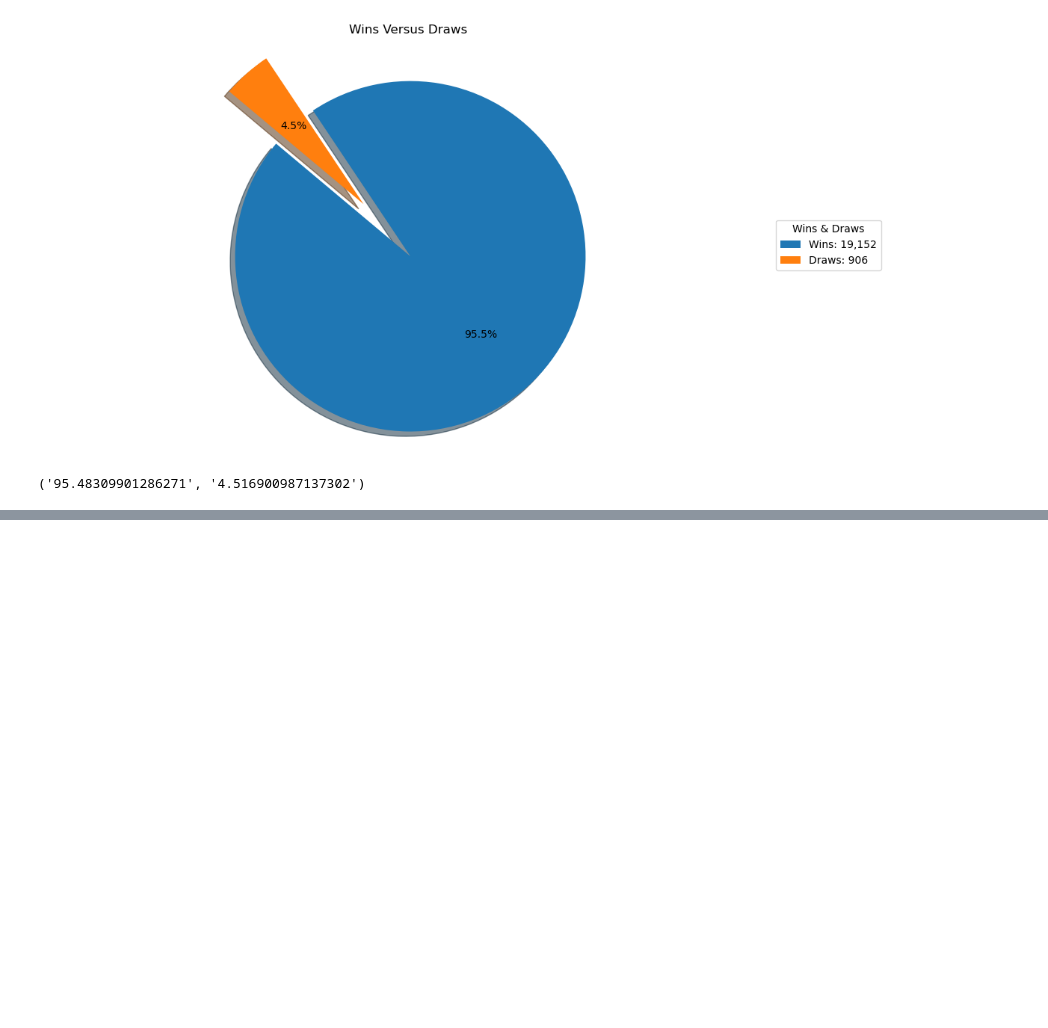
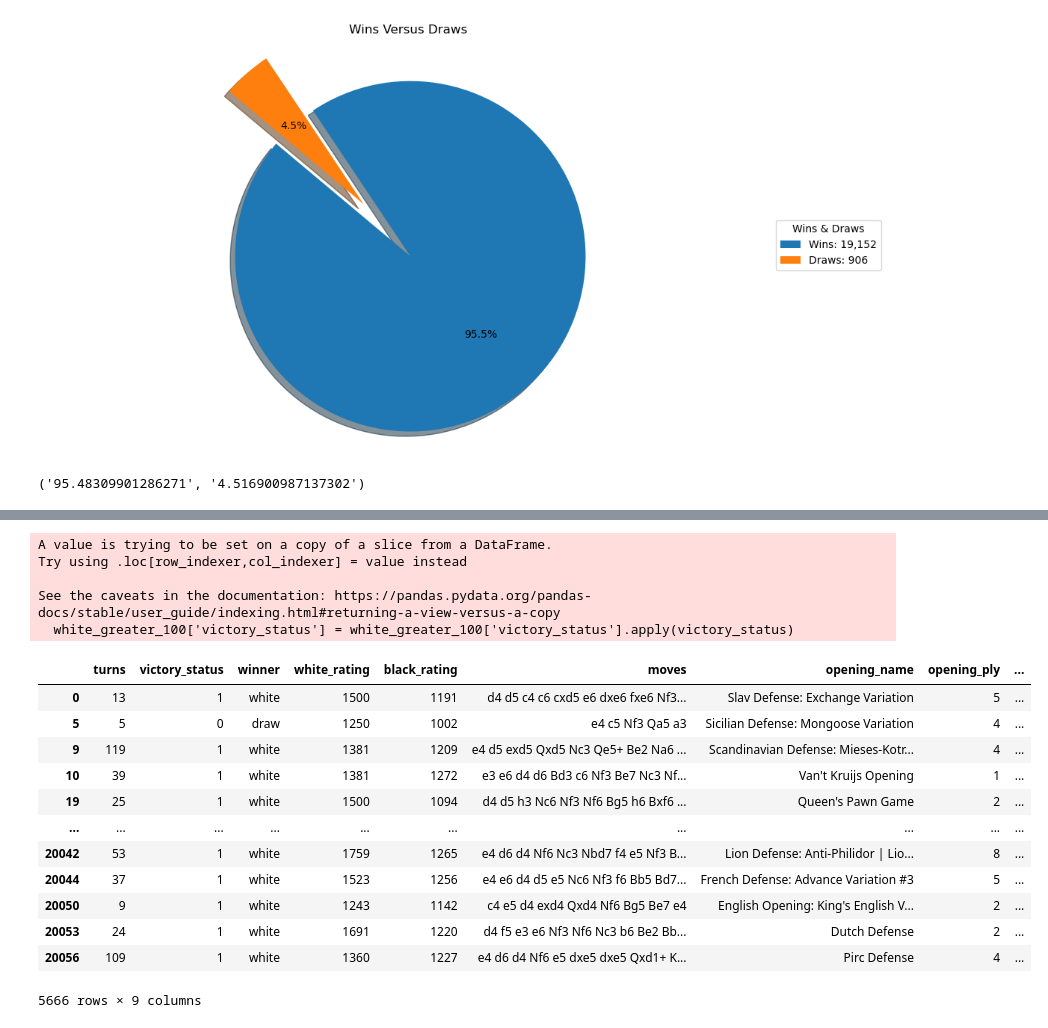
Before and after one commit to mbrann2/chess_games, a Jupyter notebook: notebooks/chess_games.ipynb, the cells around one changed output, grey strips where cells are left out. Saved outputs shown, nothing was run; the diff lists cells and outputs as text; code cells hidden in the pictures; blank space fills up the shorter version.

Commit message:
Correlations & data parsing.

```diff
--- a/notebooks/chess_games.ipynb
+++ b/notebooks/chess_games.ipynb
@@ -164,0 +118,41 @@ AttributeError: 'float' object has no attribute 'shape'
+# %%
+# Look at stronger white players, greater than 100 ELO, and map winning categories [mate, out of time, and resign] to 1 and draw category to 0.
+def chess_differentials_white(chess_df):
+    chess_df = chess_df.copy()
+    chess_df['Rating Differential White'] = (chess_df['white_rating'] - chess_df['black_rating'])
+    white_greater_100 = chess_df[chess_df['Rating Differential White'] > 100]
+
+
+    def victory_status(s):
+        if s == 'draw':
+            return 0
+
+        else:
+            return 1
+    white_greater_100['victory_status'] = white_greater_100['victory_status'].apply(victory_status)
+
+
+
+    return white_greater_100
+
+chess_outcomes_white = chess_differentials_white(chess_games)
+chess_outcomes_white
+# %% [output]
+A value is trying to be set on a copy of a slice from a DataFrame.
+Try using .loc[row_indexer,col_indexer] = value instead
+
+See the caveats in the documentation: https://pandas.pydata.org/pandas-docs/stable/user_guide/indexing.html#returning-a-view-versus-a-copy
+  white_greater_100['victory_status'] = white_greater_100['victory_status'].apply(victory_status)
+|  | turns | victory_status | winner | white_rating | black_rating | moves | opening_name | opening_ply | ... |
+| 0 | 13 | 1 | white | 1500 | 1191 | d4 d5 c4 c6 cxd5 e6 dxe6 fxe6 Nf3... | Slav Defense: Exchange Variation | 5 | ... |
+| 5 | 5 | 0 | draw | 1250 | 1002 | e4 c5 Nf3 Qa5 a3 | Sicilian Defense: Mongoose Variation | 4 | ... |
+| 9 | 119 | 1 | white | 1381 | 1209 | e4 d5 exd5 Qxd5 Nc3 Qe5+ Be2 Na6 ... | Scandinavian Defense: Mieses-Kotr... | 4 | ... |
+| 10 | 39 | 1 | white | 1381 | 1272 | e3 e6 d4 d6 Bd3 c6 Nf3 Be7 Nc3 Nf... | Van't Kruijs Opening | 1 | ... |
+| 19 | 25 | 1 | white | 1500 | 1094 | d4 d5 h3 Nc6 Nf3 Nf6 Bg5 h6 Bxf6 ... | Queen's Pawn Game | 2 | ... |
+| ... | ... | ... | ... | ... | ... | ... | ... | ... | ... |
+| 20042 | 53 | 1 | white | 1759 | 1265 | e4 d6 d4 Nf6 Nc3 Nbd7 f4 e5 Nf3 B... | Lion Defense: Anti-Philidor | Lio... | 8 | ... |
+| 20044 | 37 | 1 | white | 1523 | 1256 | e4 e6 d4 d5 e5 Nc6 Nf3 f6 Bb5 Bd7... | French Defense: Advance Variation #3 | 5 | ... |
+| 20050 | 9 | 1 | white | 1243 | 1142 | c4 e5 d4 exd4 Qxd4 Nf6 Bg5 Be7 e4 | English Opening: King's English V... | 2 | ... |
+| 20053 | 24 | 1 | white | 1691 | 1220 | d4 f5 e3 e6 Nf3 Nf6 Nc3 b6 Be2 Bb... | Dutch Defense | 2 | ... |
+| 20056 | 109 | 1 | white | 1360 | 1227 | e4 d6 d4 Nf6 e5 dxe5 dxe5 Qxd1+ K... | Pirc Defense | 4 | ... |
+5666 rows × 9 columns
```
Also changed, not shown: parts of 6 cells of this notebook.
